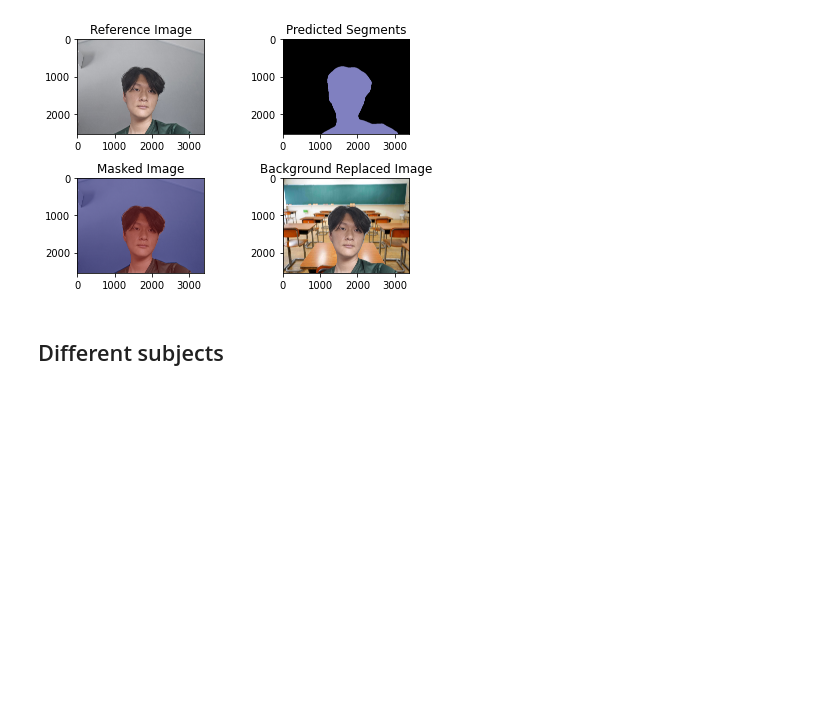
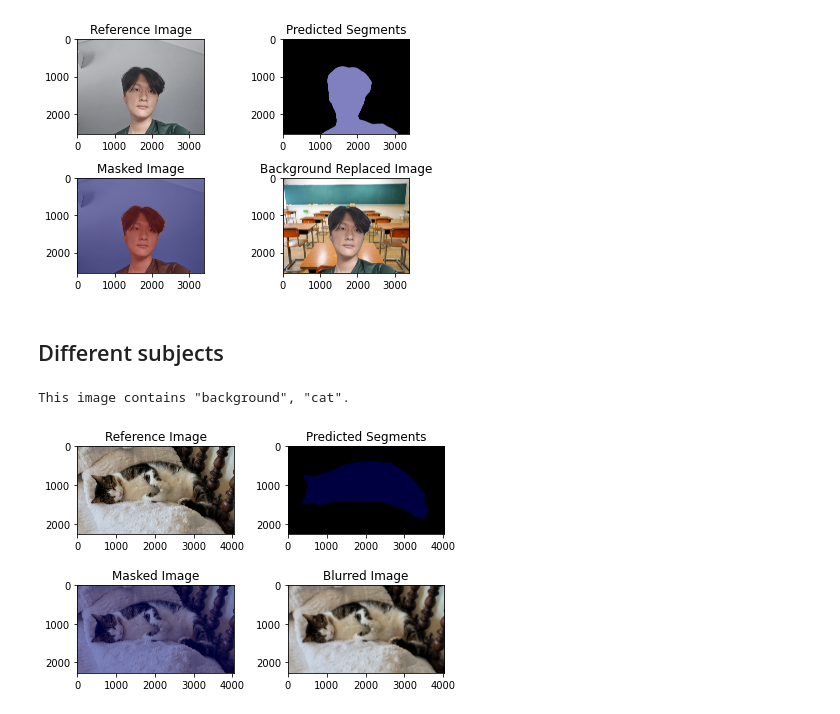
Before and after one commit to cho104/AIFFEL_quest_rs, a Jupyter notebook: Exploration/Ex04/Portrait_segmentation.ipynb, the cells around one changed output. Cells and saved outputs as stored; diff of their text form; code cells hidden in the pictures; blank space fills up the shorter version.

```diff
--- a/Exploration/Ex04/Portrait_segmentation.ipynb
+++ b/Exploration/Ex04/Portrait_segmentation.ipynb
@@ -339,8 +336,7 @@ import numpy as np
 from pixellib.semantic import semantic_segmentation
 from matplotlib import pyplot as plt
 # %%
-img_path=os.getenv('HOME')+'/aiffel/human_segmentation/images/face.jpg'
-bg_img_path = os.getenv('HOME') + '/aiffel/human_segmentation/images/classroom.jpg'
+img_path=os.getenv('HOME')+'/aiffel/human_segmentation/images/cat.jpg'
 
 # Create grid for plots
 f, axarr = plt.subplots(2,2)
@@ -361,42 +357,38 @@ model.load_pascalvoc_model(model_file)
 segvalues, output = model.segmentAsPascalvoc(img_path)
 
 # Declare label names and predict on image
 LABEL_NAMES = [
     'background', 'aeroplane', 'bicycle', 'bird', 'boat', 'bottle', 'bus',
     'car', 'cat', 'chair', 'cow', 'diningtable', 'dog', 'horse', 'motorbike',
     'person', 'pottedplant', 'sheep', 'sofa', 'train', 'tv'
 ]
 axarr[0, 1].imshow(output)
 axarr[0, 1].set_title('Predicted Segments')
 out = ', '.join(f'"{LABEL_NAMES[class_id]}"' for class_id in segvalues['class_ids'])
 print(f'This image contains {out}.')
 
 # Create mask
 seg_color = (128,128,192)
 seg_map = np.all(output==seg_color, axis=-1)
 img_show = img_orig.copy()
 img_mask = seg_map.astype(np.uint8) * 255
 color_mask = cv2.applyColorMap(img_mask, cv2.COLORMAP_JET)
 img_show = cv2.addWeighted(img_show, 0.6, color_mask, 0.4, 0.0)
 axarr[1, 0].imshow(cv2.cvtColor(img_show, cv2.COLOR_BGR2RGB))
 axarr[1, 0].set_title('Masked Image')
 
-# Replace background
-bg_img = cv2.imread(bg_img_path)
-bg_img = cv2.resize(bg_img, (img_orig.shape[1], img_orig.shape[0]))
-
-# Create background mask
+# Blur backgraound
+img_orig_blur = cv2.GaussianBlur(img_orig, (63,63), 0)
 img_mask_color = cv2.cvtColor(img_mask, cv2.COLOR_GRAY2BGR)
 img_bg_mask = cv2.bitwise_not(img_mask_color)
-
-# Combine foreground with new background
-img_bg_replacement = cv2.bitwise_and(bg_img, bg_img, mask=img_bg_mask[:,:,0])
-img_fg = cv2.bitwise_and(img_orig, img_orig, mask=img_mask[:,:,None].astype(np.uint8))
-img_concat = cv2.add(img_bg_replacement, img_fg)
-
+img_bg_blur = cv2.bitwise_and(img_orig_blur, img_bg_mask)
+img_concat = np.where(img_mask_color==255, img_orig, img_bg_blur)
 axarr[1, 1].imshow(cv2.cvtColor(img_concat, cv2.COLOR_BGR2RGB))
-axarr[1, 1].set_title('Background Replaced Image')
+axarr[1, 1].set_title('Blurred Image')
 
 # Return
 plt.tight_layout()
 plt.show()
+# %% [output]
+This image contains "background", "cat".
+[figure, added]
```
Also changed, not shown: parts of 3 cells of this notebook.
